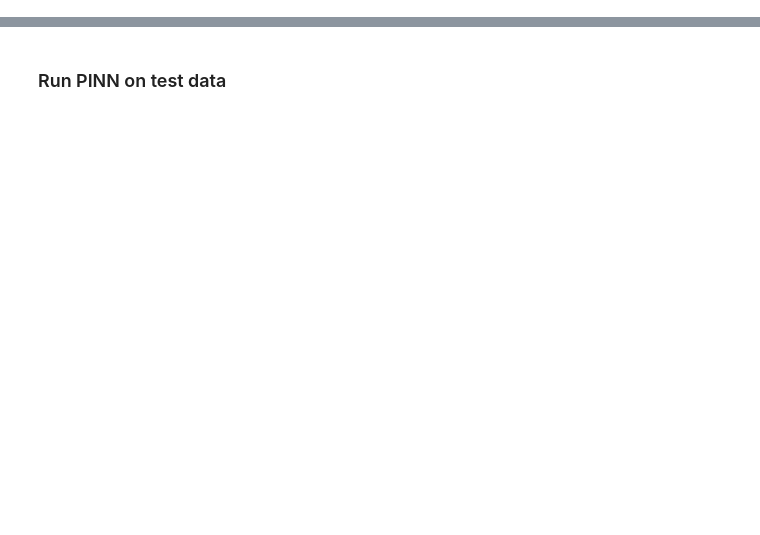
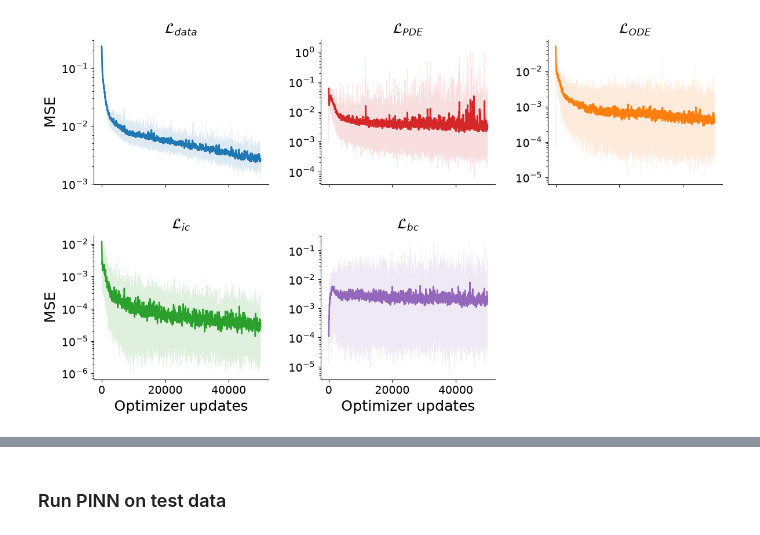
Before and after one commit to Adamjakobsen/SCAR-EP-PINN, a Jupyter notebook: explore_data.ipynb, the cells around one changed output, grey strips where cells are left out. Drawn from its saved outputs; the diff is of its cells as text; code cells hidden in the pictures; blank space fills up the shorter version.

```diff
--- a/explore_data.ipynb
+++ b/explore_data.ipynb
@@ -46,3 +57,103 @@ Text(0, 0.5, 'Relative L1 Error (V)')
+# %%
+losses = {
+    'pde_loss': pde_loss,
+    'ode_loss': ode_loss,
+    'bc_loss': bc_loss,
+    'ic_loss': ic_v_loss,
+    'data_loss': mse_v
+}
+# %%
+import math
+import pandas as pd
+
+losses_df = pd.DataFrame(losses)
+
+loss_styles = {
+    # 'total_loss':   {'label': r'$\mathcal{L}(\theta)$', 'color': '#8c564b', 'lw': 2.5, 'ls': '-',  'alpha': 1.0},
+    'data_loss':    {'label': r'$\mathcal{L}_{data}$',  'color': '#1f77b4', 'lw': 2.0, 'ls': '-',  'alpha': 1.0},
+    'pde_loss':     {'label': r'$\mathcal{L}_{PDE}$',   'color': '#d62728', 'lw': 2.0, 'ls': '-',  'alpha': 1.0},
+    'ode_loss':     {'label': r'$\mathcal{L}_{ODE}$',   'color': '#ff7f0e', 'lw': 2.0, 'ls': '-',  'alpha': 1.0},
+    'ic_loss': {'label': r'$\mathcal{L}_{ic}$',    'color': '#2ca02c', 'lw': 1.8, 'ls': '-',  'alpha': 1.0},
+    # 'initial_loss_at_stim': {'label': r'$\mathcal{L}_{ic}$ at stimulation site',    'color': '#2ca02c', 'lw': 1.8, 'ls': '-',  'alpha': 1.0},
+    'bc_loss':      {'label': r'$\mathcal{L}_{bc}$',    'color': '#9467bd', 'lw': 1.8, 'ls': '-',  'alpha': 1.0},
+    # 'surface_loss': {'label': r'$\mathcal{L}_{surf}$',  'color': '#e377c2', 'lw': 1.8, 'ls': '-',  'alpha': 1.0},
+}
+
+def ema(series, alpha=0.02):
+    return series.ewm(alpha=alpha, adjust=False).mean()
+
+# Determine which losses are present
+available_losses = [key for key in losses.keys() if not pd.isnull(losses[key]).all()]
+component_losses = ['data_loss', 'pde_loss', 'ode_loss', 'initial_loss', 'initial_loss_at_stim', 'bc_loss', 'surface_loss']
+
+
+# Create grid: 1 row for total, 2 rows for components (3 per row)
+# n_component_rows = 2
+# n_cols = 3
+# fig = plt.figure(figsize=(14, 8))
+# gs = fig.add_gridspec(3, n_cols, height_ratios=[1, 1, 1], hspace=0.35, wspace=0.3)
+
+n_cols = 3
+n_component_rows = math.ceil(len(loss_styles.keys()) / n_cols)
+fig = plt.figure(figsize=(14, 4 + 4 * n_component_rows))
+gs = fig.add_gridspec(
+    1 + n_component_rows,
+    n_cols,
+    height_ratios=[1] + [1] * n_component_rows,
+    hspace=0.35,
+    wspace=0.3,
+)
+
+
+# # Plot total loss spanning all columns in first row
+# ax_total = fig.add_subplot(gs[0, :])
+# if 'total_loss' in df.columns:
+#     style = loss_styles['total_loss']
+#     series = df['total_loss'].replace(0, float('nan'))
+#     smoothed = ema(series)
+#     ax_total.plot(series, color=style['color'], linewidth=0.3,
+#                     linestyle=style['ls'], alpha=0.15)
+#     ax_total.plot(smoothed, label=style['label'], color=style['color'],
+#                     linewidth=style['lw'], linestyle=style['ls'], alpha=style['alpha'])
+
+#     ax_total.set_yscale('log')
+#     ax_total.set_ylabel('MSE', fontsize=18)
+#     ax_total.legend(frameon=True, fontsize=18, loc='best')
+#     ax_total.spines['top'].set_visible(False)
+#     ax_total.spines['right'].set_visible(False)
+#     ax_total.tick_params(labelbottom=False, labelsize=14)
+
+# Plot each component loss in its own subplot
+for idx, col in enumerate(loss_styles.keys()):
+    row = 1 + idx // n_cols
+    col_pos = idx % n_cols
+    ax = fig.add_subplot(gs[row, col_pos])
+
+    style = loss_styles[col]
+    series = losses_df[col].replace(0, float('nan'))
+    smoothed = ema(series)
+
+    ax.plot(series, color=style['color'], linewidth=0.3,
+            linestyle=style['ls'], alpha=0.15)
+    ax.plot(smoothed, color=style['color'],
+            linewidth=style['lw'], linestyle=style['ls'], alpha=style['alpha'])
+
+    ax.set_yscale('log')
+    ax.set_title(style['label'], fontsize=18, pad=8)
+    ax.spines['top'].set_visible(False)
+    ax.spines['right'].set_visible(False)
+    ax.tick_params(labelsize=14)
+
+    # Only show x-label on bottom row
+    if row == 2:
+        ax.set_xlabel('Optimizer updates', fontsize=18)
+    else:
+        ax.tick_params(labelbottom=False)
+
+    if col_pos == 0:
+        ax.set_ylabel('MSE', fontsize=18)
+# %% [output]
+[figure, added]
 # %%
 rel_v.min()
 # %% [output]
```
Also changed, not shown: parts of 42 cells of this notebook.
